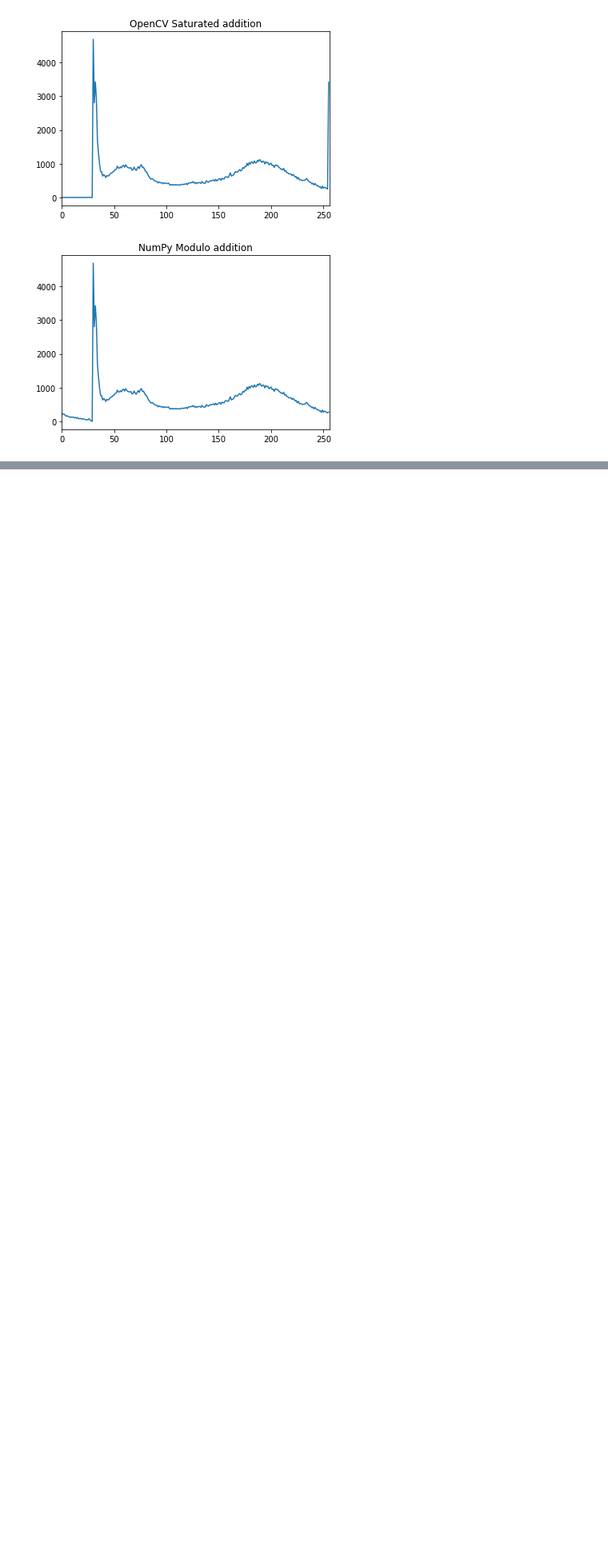
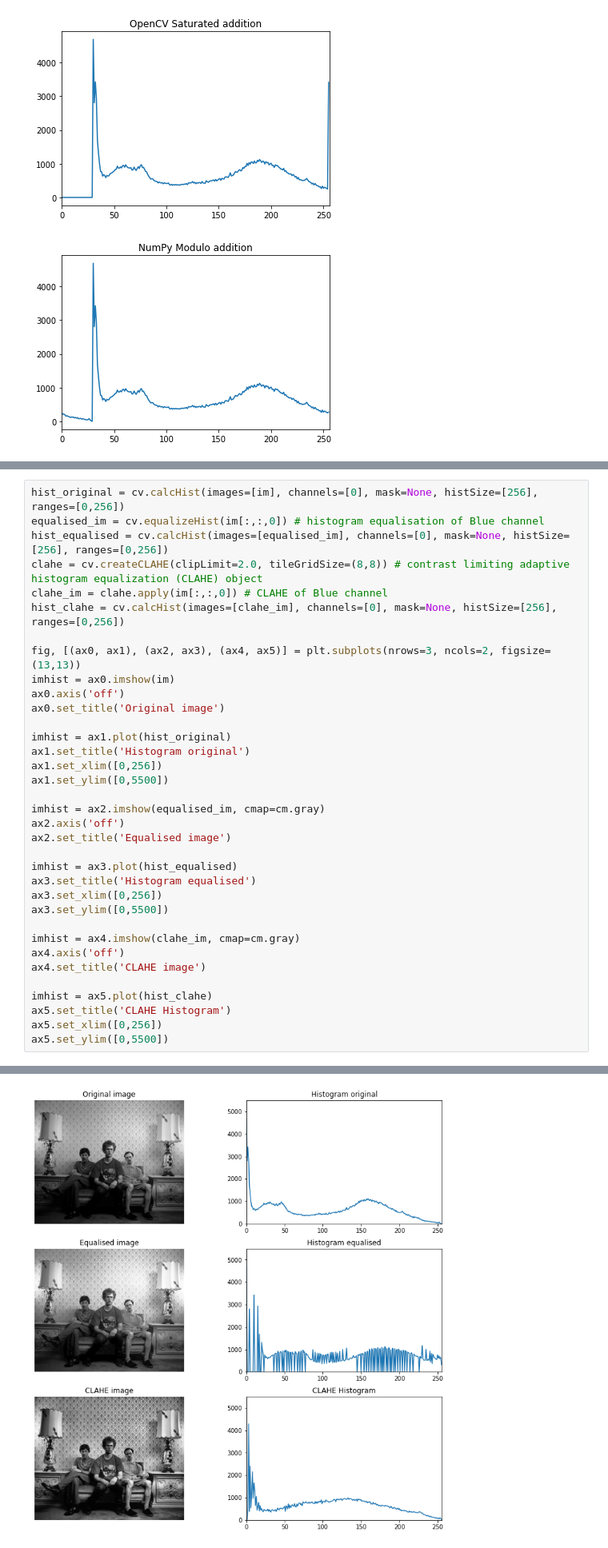
Before and after one commit to MarcelloVendruscolo/Image-Processing, a Jupyter notebook: exercise_1.ipynb, the cells around one changed output, grey strips where cells are left out. Shown at 80% size. Cells and saved outputs as stored; diff of their text form; blank space fills up the shorter version.

```diff
--- a/exercise_1.ipynb
+++ b/exercise_1.ipynb
@@ -113,0 +146,36 @@ plt.show()
+# %%
+hist_original = cv.calcHist(images=[im], channels=[0], mask=None, histSize=[256], ranges=[0,256])
+equalised_im = cv.equalizeHist(im[:,:,0]) # histogram equalisation of Blue channel
+hist_equalised = cv.calcHist(images=[equalised_im], channels=[0], mask=None, histSize=[256], ranges=[0,256])
+clahe = cv.createCLAHE(clipLimit=2.0, tileGridSize=(8,8)) # contrast limiting adaptive histogram equalization (CLAHE) object
+clahe_im = clahe.apply(im[:,:,0]) # CLAHE of Blue channel
+hist_clahe = cv.calcHist(images=[clahe_im], channels=[0], mask=None, histSize=[256], ranges=[0,256])
+
+fig, [(ax0, ax1), (ax2, ax3), (ax4, ax5)] = plt.subplots(nrows=3, ncols=2, figsize=(13,13))
+imhist = ax0.imshow(im)
+ax0.axis('off')
+ax0.set_title('Original image')
+
+imhist = ax1.plot(hist_original)
+ax1.set_title('Histogram original')
+ax1.set_xlim([0,256])
+ax1.set_ylim([0,5500])
+
+imhist = ax2.imshow(equalised_im, cmap=cm.gray)
+ax2.axis('off')
+ax2.set_title('Equalised image')
+
+imhist = ax3.plot(hist_equalised)
+ax3.set_title('Histogram equalised')
+ax3.set_xlim([0,256])
+ax3.set_ylim([0,5500])
+
+imhist = ax4.imshow(clahe_im, cmap=cm.gray)
+ax4.axis('off')
+ax4.set_title('CLAHE image')
+
+imhist = ax5.plot(hist_clahe)
+ax5.set_title('CLAHE Histogram')
+ax5.set_xlim([0,256])
+ax5.set_ylim([0,5500])
+# %% [output]
@@ -113,0 +183 @@ plt.show()
+[figure, added]
```
Also changed, not shown: parts of 7 cells of this notebook.
